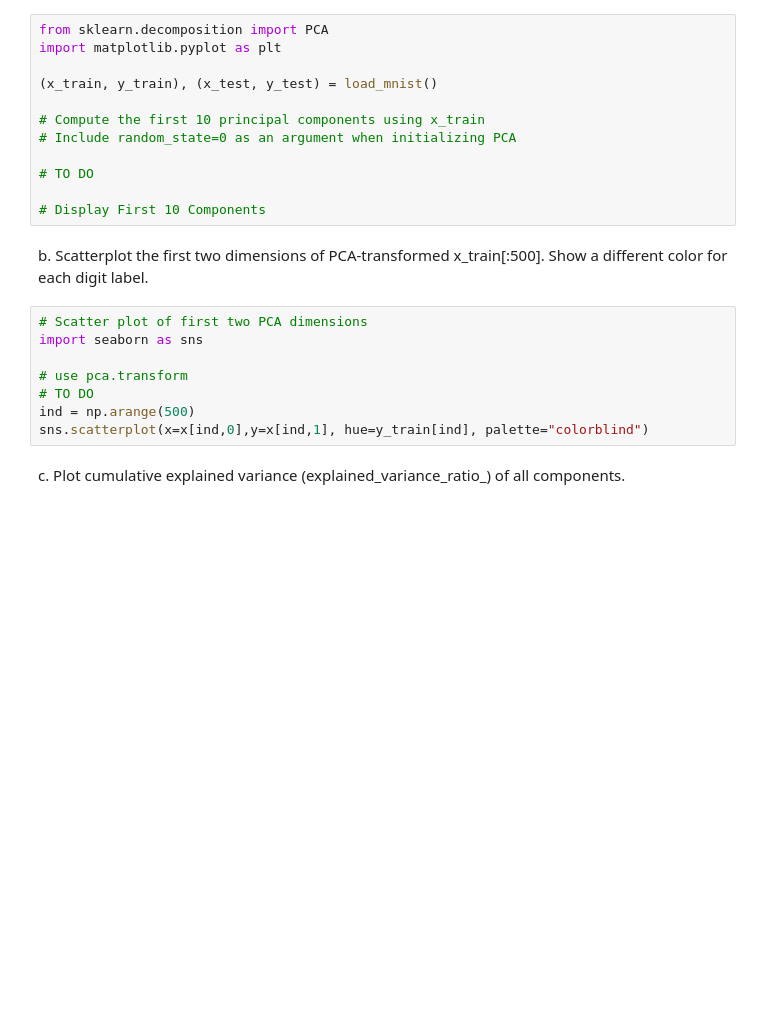
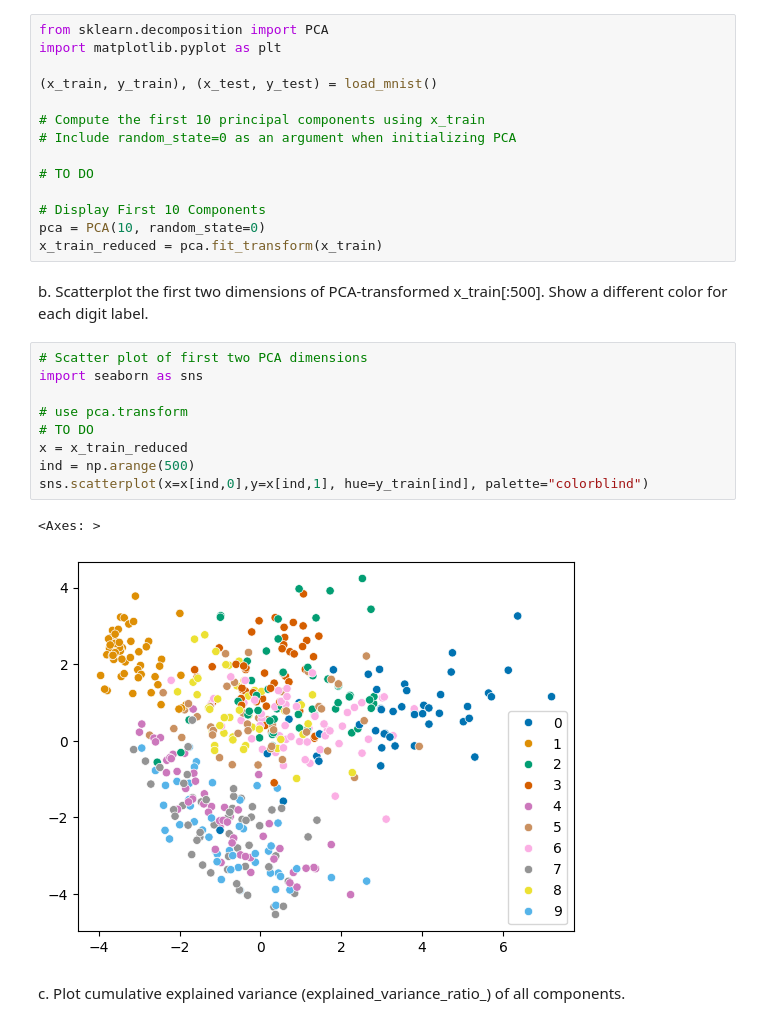
Before and after one commit to e1ec30/ML, a Jupyter notebook: notebooks/CS441_HW2_Starter.ipynb, the cells around one changed output. Drawn from its saved outputs; the diff is of its cells as text; blank space fills up the shorter version.

```diff
--- a/notebooks/CS441_HW2_Starter.ipynb
+++ b/notebooks/CS441_HW2_Starter.ipynb
@@ -60,16 +60,22 @@ import matplotlib.pyplot as plt
 # TO DO
 
 # Display First 10 Components
+pca = PCA(10, random_state=0)
+x_train_reduced = pca.fit_transform(x_train)
 # %% [markdown]
 b. Scatterplot the first two dimensions of PCA-transformed x_train[:500]. Show a different color for each digit label.
 # %%
 # Scatter plot of first two PCA dimensions
 import seaborn as sns
 
 # use pca.transform
 # TO DO
+x = x_train_reduced
 ind = np.arange(500)
 sns.scatterplot(x=x[ind,0],y=x[ind,1], hue=y_train[ind], palette="colorblind")
+# %% [output]
+<Axes: >
+[figure, added]
 # %% [markdown]
 c. Plot cumulative explained variance (explained_variance_ratio_) of all components.
 # %%
```
Also changed, not shown: parts of 3 cells of this notebook.
